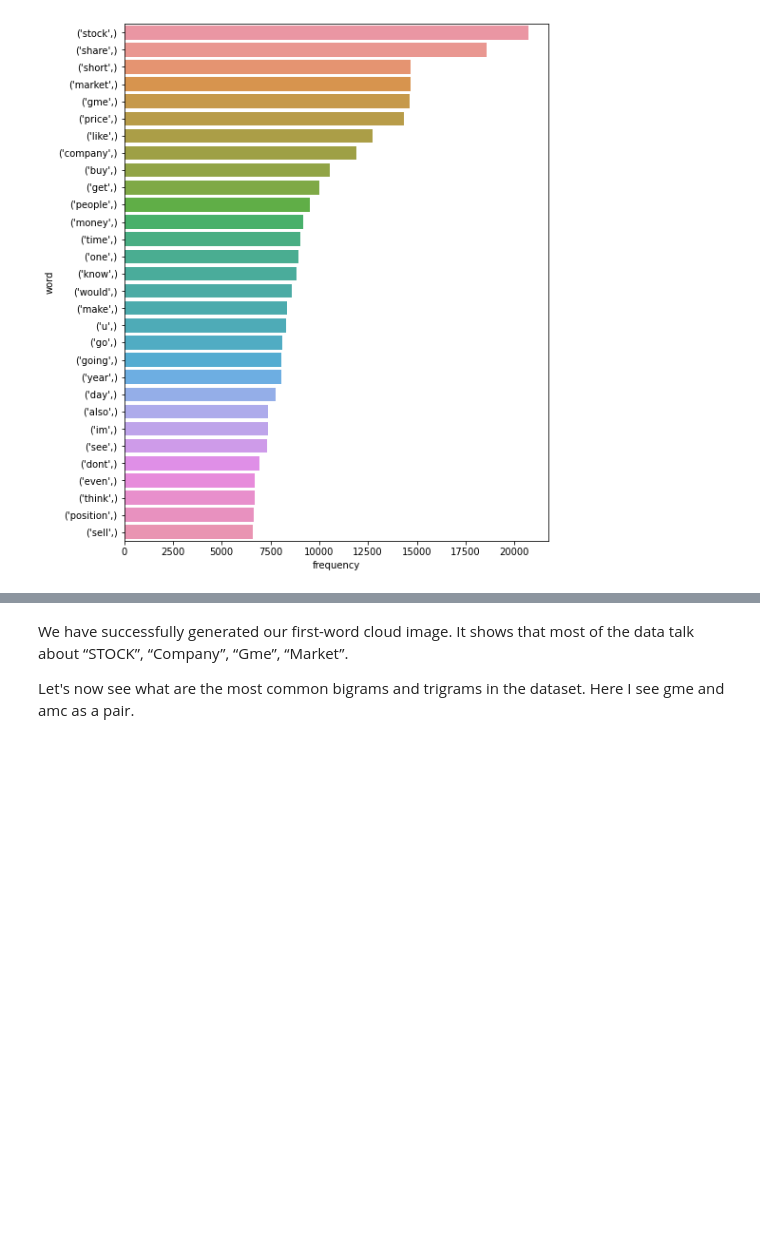
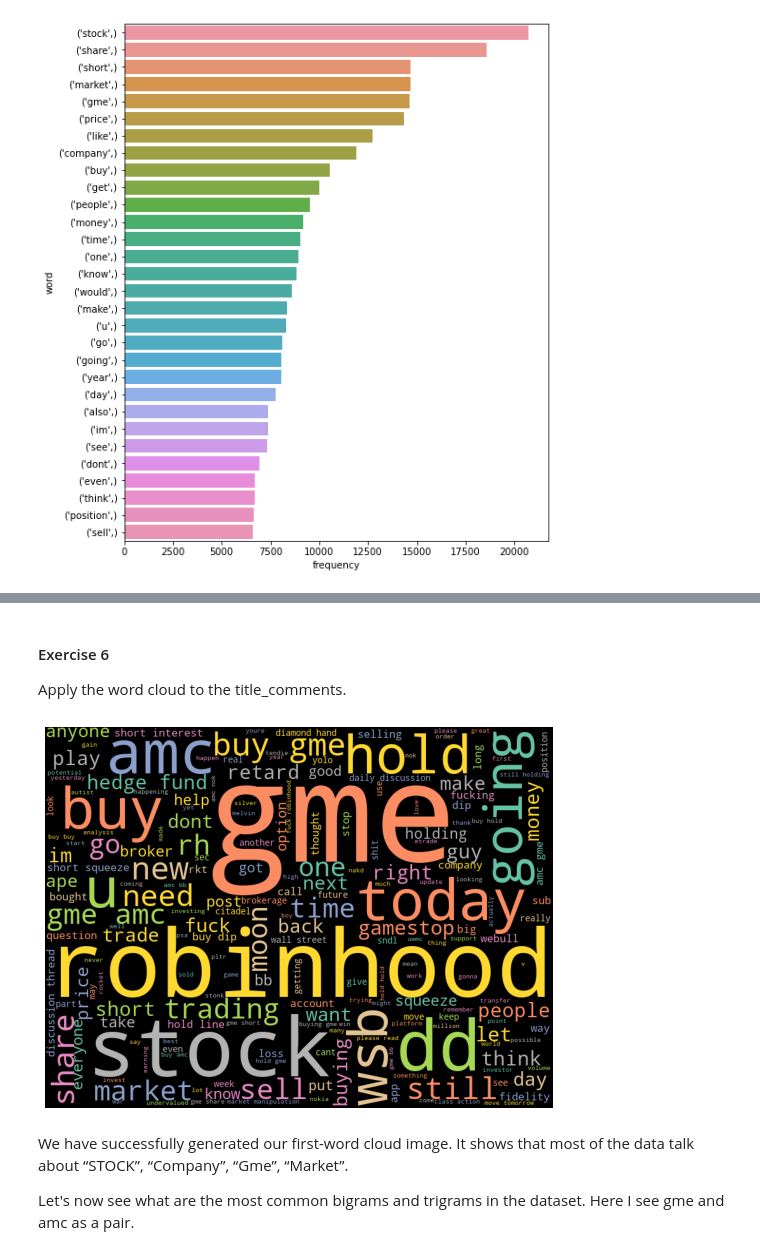
Before and after one commit to juliazhu09/TextAnalysis, a Jupyter notebook: Text_Analysis_using_Python.ipynb, the cells around one changed output, grey strips where cells are left out. Cells and saved outputs as stored; diff of their text form; code cells hidden in the pictures; blank space fills up the shorter version.

```diff
--- a/Text_Analysis_using_Python.ipynb
+++ b/Text_Analysis_using_Python.ipynb
@@ -396,3 +472,18 @@ plt.show()
+# %% [markdown]
+#### Exercise 6
+Apply the word cloud to the title_comments.
+# %%
+#### file the code here
+fig_wordcloud = WordCloud(stopwords=STOPWORDS, background_color='black',
+                          colormap='Set2', width=800, height=600
+                         ).generate()###code
+
+plt.figure(figsize=(10, 7), frameon=True)
+plt.imshow(fig_wordcloud)
+plt.axis('off')
+plt.show()
+# %% [output]
+[figure, added]
 # %% [markdown]
 We have successfully generated our first-word cloud image. It shows that most of the data talk about “STOCK”, “Company”, “Gme”, “Market”.
 
```
Also changed, not shown: parts of 20 cells of this notebook.
